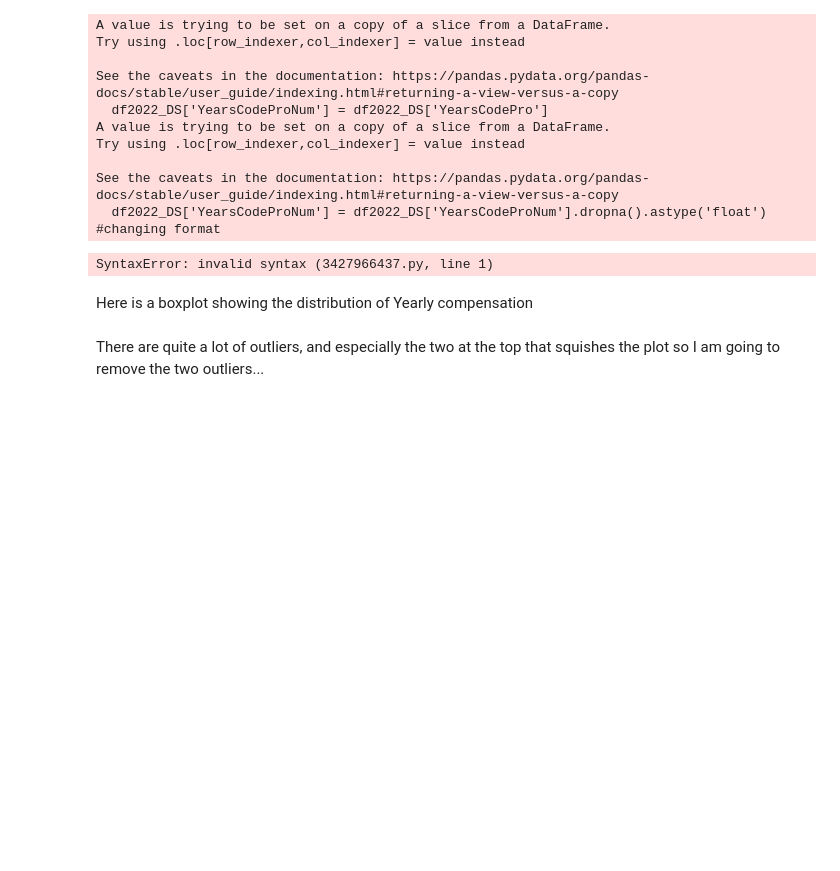
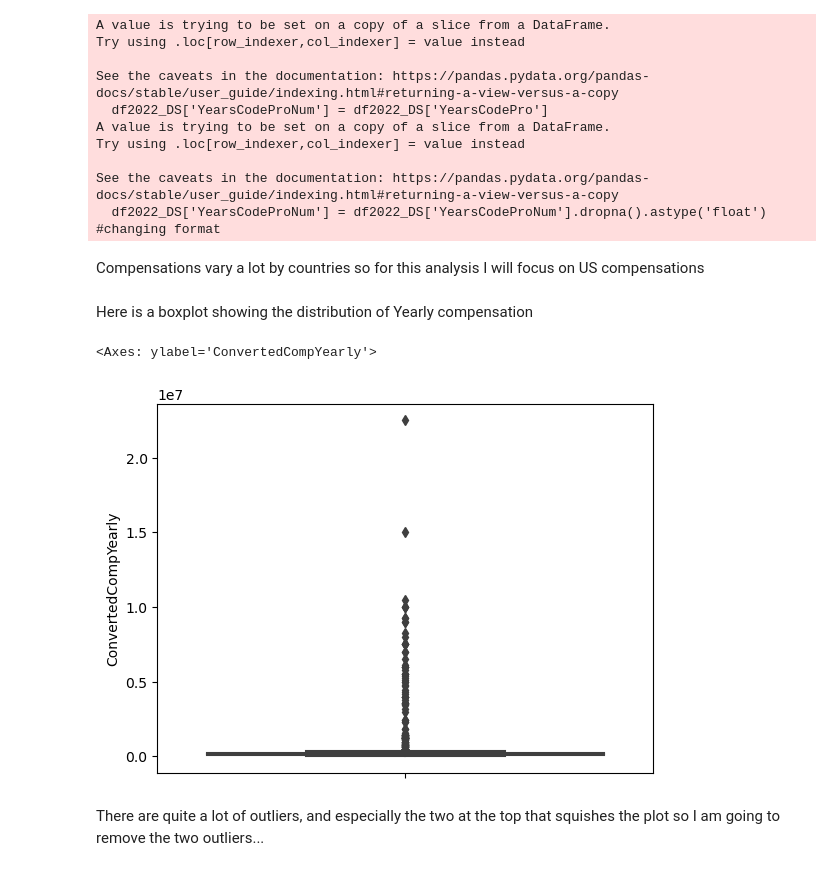
Before and after one commit to thecochenille/stackoverflow_survey2019to2022, a Jupyter notebook: Stackoverflow_survey2022Analysis.ipynb, the cells around one changed output. Cells and saved outputs as stored; diff of their text form; code cells hidden in the pictures; blank space fills up the shorter version.

Commit message:
Update Stackoverflow_survey2022Analysis.ipynb
fixed update on graphs, it looks like there were some updated on seaborn and matplotlib

```diff
--- a/Stackoverflow_survey2022Analysis.ipynb
+++ b/Stackoverflow_survey2022Analysis.ipynb
@@ -348,10 +340,8 @@ Try using .loc[row_indexer,col_indexer] = value instead
 
 See the caveats in the documentation: https://pandas.pydata.org/pandas-docs/stable/user_guide/indexing.html#returning-a-view-versus-a-copy
   df2022_DS['YearsCodeProNum'] = df2022_DS['YearsCodeProNum'].dropna().astype('float') #changing format
-# %%
-Compensations vary a lot by countries so for this analysis I will focus on US compensations
-# %% [output]
-SyntaxError: invalid syntax (3427966437.py, line 1)
+# %% [markdown]
+Compensations vary a lot by countries so for this analysis I will focus on US compensations
 # %%
 #subsetting the survey by participants living in the US
 df2022_DS_USA=df2022_DS[df2022_DS['Country']=='United States of America']
@@ -359,8 +349,10 @@ df2022_DS_USA=df2022_DS[df2022_DS['Country']=='United States of America']
 Here is a boxplot showing the distribution of Yearly compensation
 # %%
 sns.boxplot(y='ConvertedCompYearly',
-            data=df2022_DS_USA,title='Distribution of Yearly Compensation for all DS roles in the US')
-plt.ticklabel_format(style='plain', axis='y')
+            data=df2022_DS_USA)
+# %% [output]
+<Axes: ylabel='ConvertedCompYearly'>
+[figure, added]
 # %% [markdown]
 There are quite a lot of outliers, and especially the two at the top that squishes the plot so I am going to remove the two outliers...
 # %%
```
Also changed, not shown: parts of 9 cells of this notebook.
